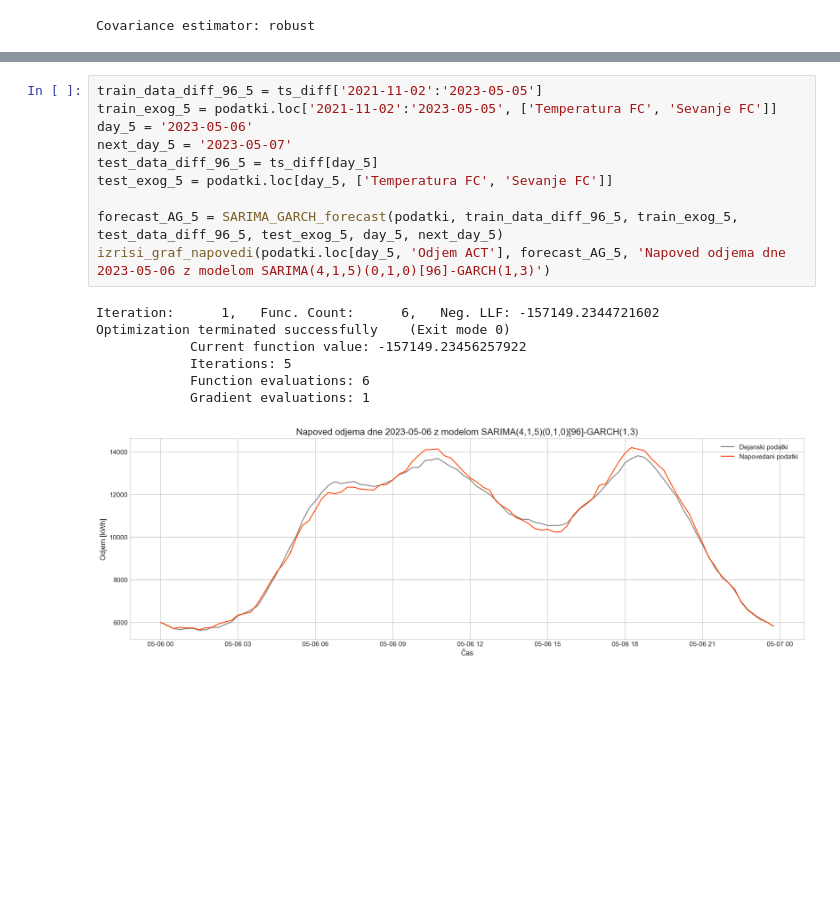
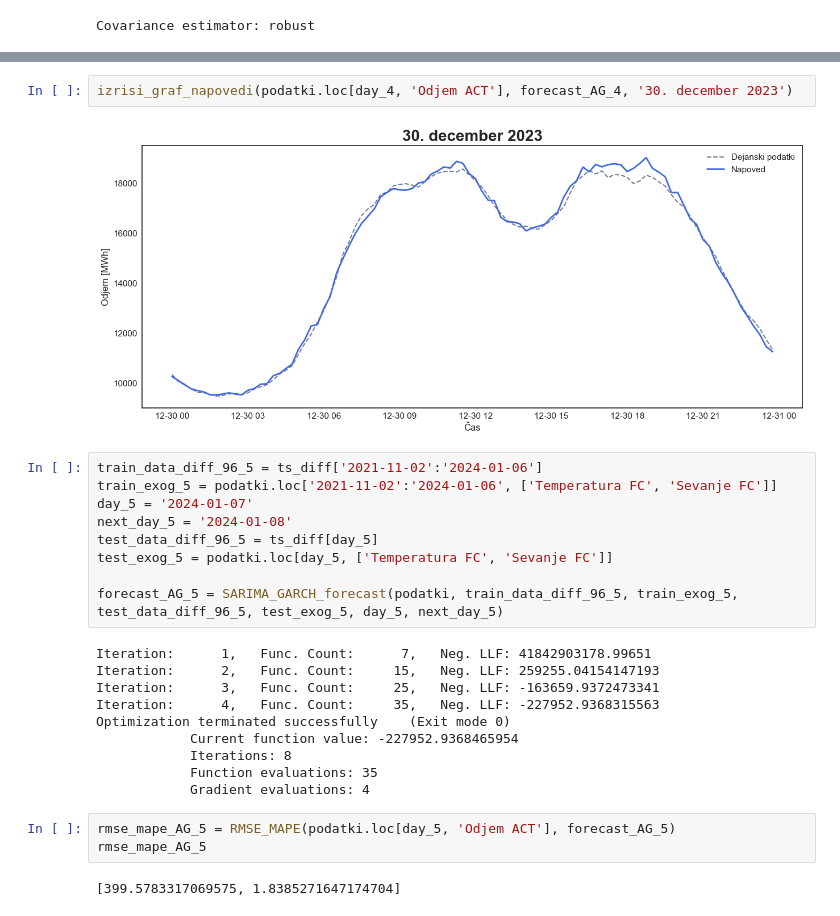
Before and after one commit to karolina-sa/Matematika-z-racunalnikom-projekt, a Jupyter notebook: 18_5_2024.ipynb, the cells around one changed output, grey strips where cells are left out. Drawn from its saved outputs; the diff is of its cells as text; blank space fills up the shorter version.

```diff
--- a/18_5_2024.ipynb
+++ b/18_5_2024.ipynb
@@ -697,18 +730,28 @@ Optimization terminated successfully    (Exit mode 0)
+# %%
+izrisi_graf_napovedi(podatki.loc[day_4, 'Odjem ACT'], forecast_AG_4, '30. december 2023')
+# %% [output]
+[figure, added]
 # %%
-train_data_diff_96_5 = ts_diff['2021-11-02':'2023-05-05']
-train_exog_5 = podatki.loc['2021-11-02':'2023-05-05', ['Temperatura FC', 'Sevanje FC']]
-day_5 = '2023-05-06'
-next_day_5 = '2023-05-07'
+train_data_diff_96_5 = ts_diff['2021-11-02':'2024-01-06']
+train_exog_5 = podatki.loc['2021-11-02':'2024-01-06', ['Temperatura FC', 'Sevanje FC']]
+day_5 = '2024-01-07'
+next_day_5 = '2024-01-08'
 test_data_diff_96_5 = ts_diff[day_5]
 test_exog_5 = podatki.loc[day_5, ['Temperatura FC', 'Sevanje FC']]
 
 forecast_AG_5 = SARIMA_GARCH_forecast(podatki, train_data_diff_96_5, train_exog_5, test_data_diff_96_5, test_exog_5, day_5, next_day_5)
-izrisi_graf_napovedi(podatki.loc[day_5, 'Odjem ACT'], forecast_AG_5, 'Napoved odjema dne 2023-05-06 z modelom SARIMA(4,1,5)(0,1,0)[96]-GARCH(1,3)')
 # %% [output]
-Iteration:      1,   Func. Count:      6,   Neg. LLF: -157149.2344721602
+Iteration:      1,   Func. Count:      7,   Neg. LLF: 41842903178.99651
+Iteration:      2,   Func. Count:     15,   Neg. LLF: 259255.04154147193
+Iteration:      3,   Func. Count:     25,   Neg. LLF: -163659.9372473341
+Iteration:      4,   Func. Count:     35,   Neg. LLF: -227952.9368315563
 Optimization terminated successfully    (Exit mode 0)
-            Current function value: -157149.23456257922
-            Iterations: 5
-            Function evaluations: 6
-            Gradient evaluations: 1
+            Current function value: -227952.9368465954
+            Iterations: 8
+            Function evaluations: 35
+            Gradient evaluations: 4
-[figure, removed]
+# %%
+rmse_mape_AG_5 = RMSE_MAPE(podatki.loc[day_5, 'Odjem ACT'], forecast_AG_5)
+rmse_mape_AG_5
+# %% [output]
+[399.5783317069575, 1.8385271647174704]
```
Also changed, not shown: parts of 19 cells of this notebook, 21 other files.
